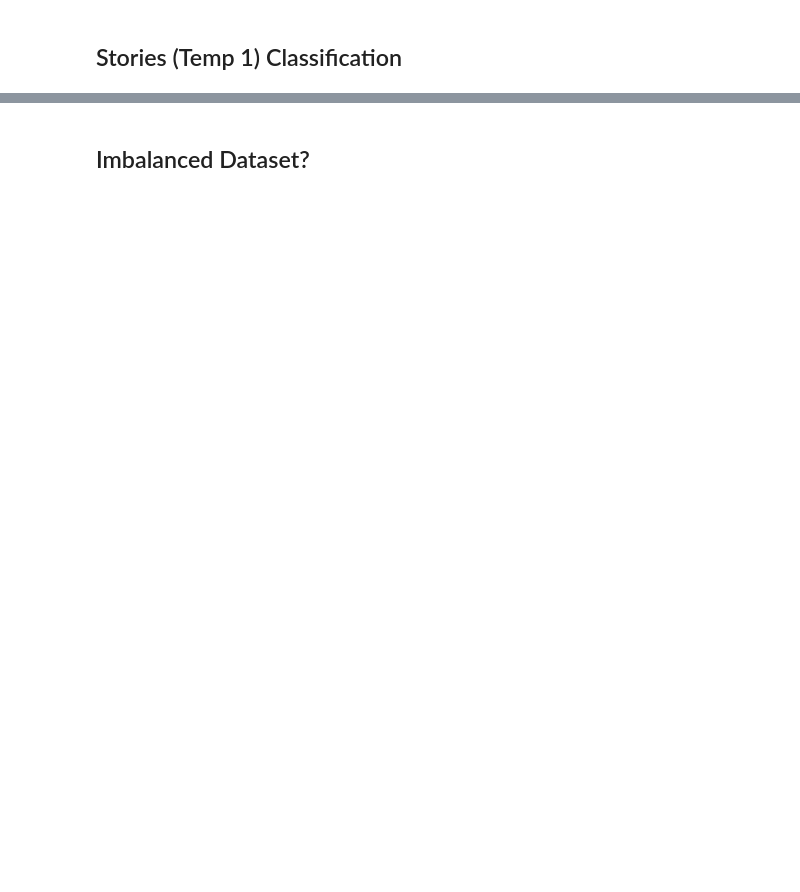
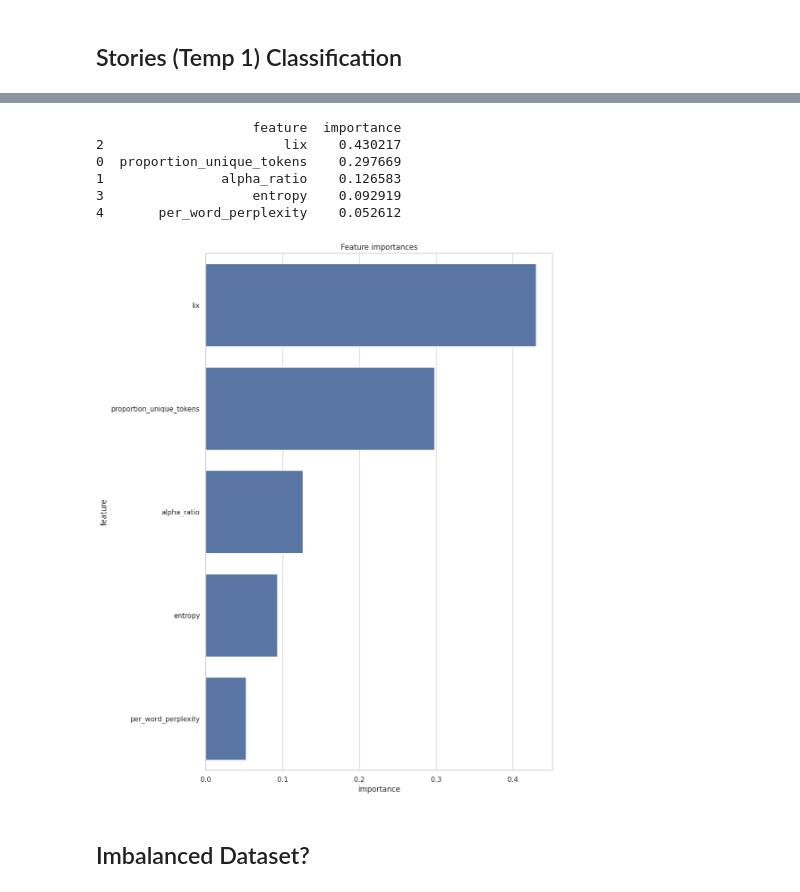
Before and after one commit to rbroc/echo, a Jupyter notebook: notes/progress-9-04-24.ipynb, the cells around one changed output, grey strips where cells are left out. Drawn from its saved outputs; the diff is of its cells as text; code cells hidden in the pictures; blank space fills up the shorter version.

```diff
--- a/notes/progress-9-04-24.ipynb
+++ b/notes/progress-9-04-24.ipynb
@@ -69,3 +126,13 @@ weighted avg       0.85      0.85      0.85      4500
+# %%
+feature_importances, plot = show_feature_importances(clf, splits["X_train"])
+# %% [output]
+                    feature  importance
+2                       lix    0.430217
+0  proportion_unique_tokens    0.297669
+1               alpha_ratio    0.126583
+3                   entropy    0.092919
+4       per_word_perplexity    0.052612
+[figure, added]
 # %% [markdown]
 ## Imbalanced Dataset?
 # %%
```
Also changed, not shown: parts of 15 cells of this notebook.
